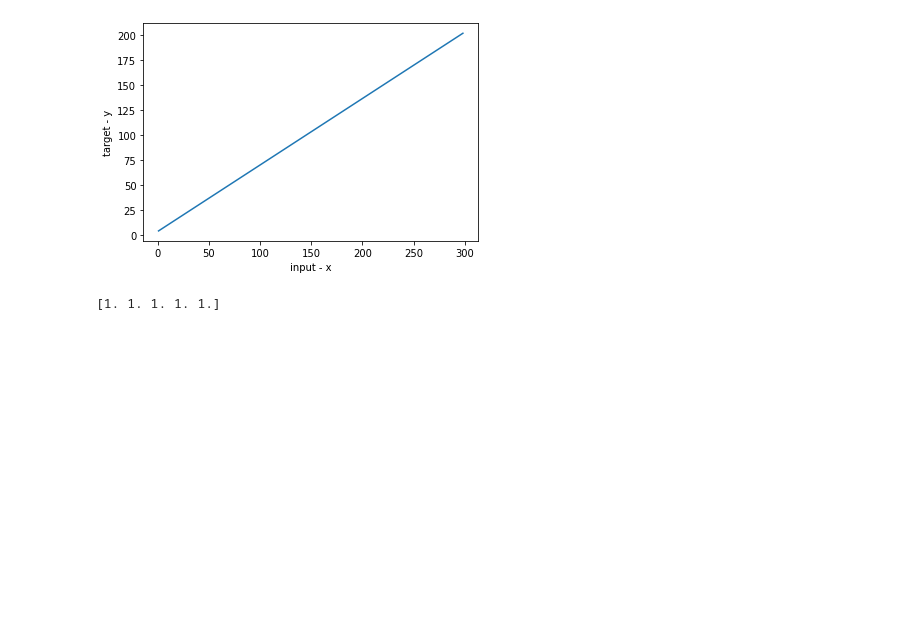
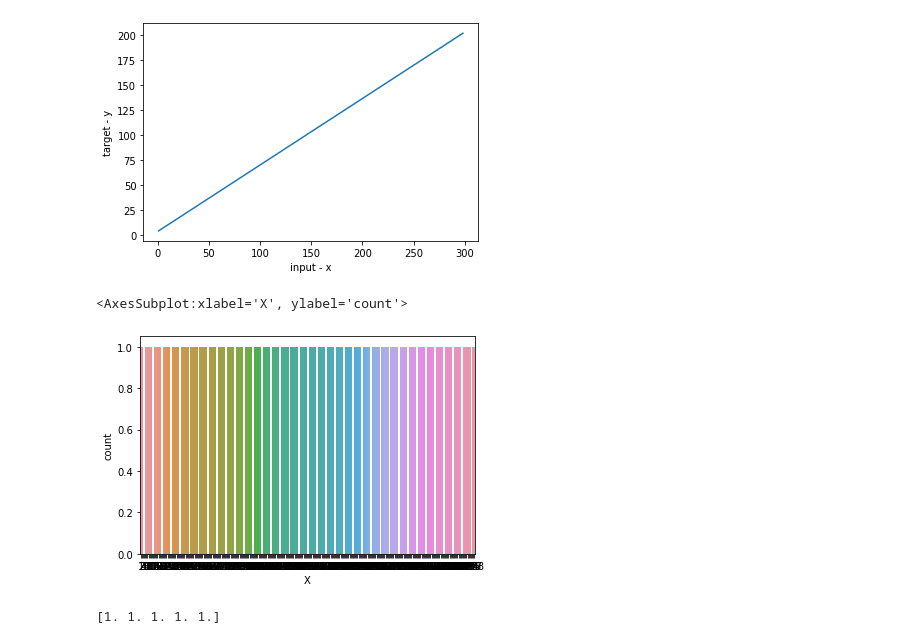
Before and after one commit to amangoyal05/SimpleLinearRegression, a Jupyter notebook: simplelinear.ipynb, the cells around one changed output. Cells and saved outputs as stored; diff of their text form; code cells hidden in the pictures; blank space fills up the shorter version.

Commit message:
Updated Graphs

```diff
--- a/simplelinear.ipynb
+++ b/simplelinear.ipynb
@@ -45,6 +54,11 @@ plt.show()
 # %%
 X = linear[['X']]
 y = linear[['Y']]
+# %%
+sns.countplot(X['X'])
+# %% [output]
+<AxesSubplot:xlabel='X', ylabel='count'>
+[figure, added]
 # %%
 X_train, X_test,y_train,y_test=train_test_split(X,y,test_size=0.3,random_state=2)
 # %%
```
Also changed, not shown: parts of 3 cells of this notebook.
